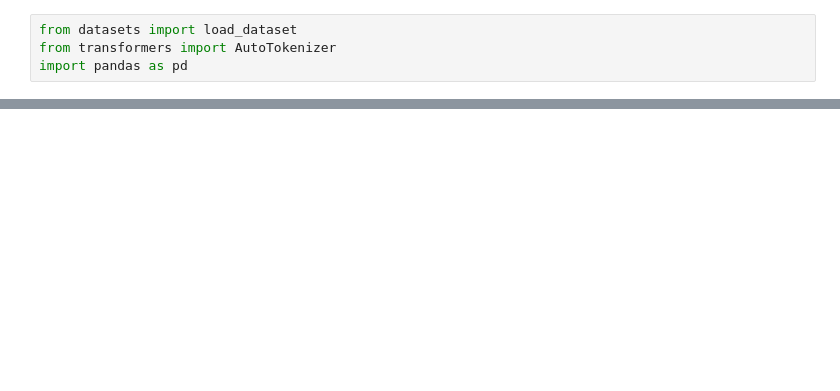
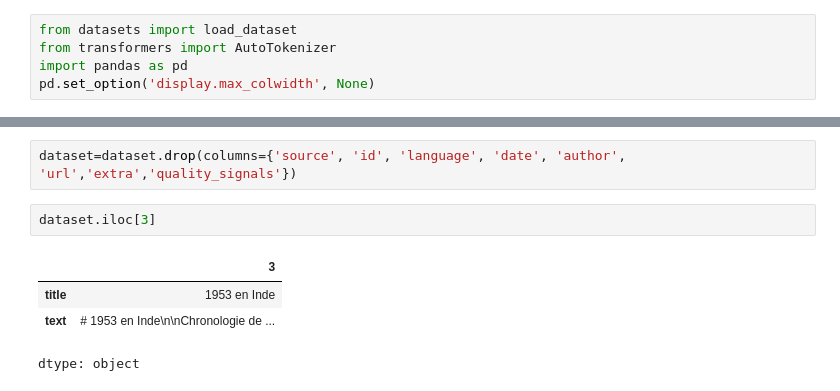
Before and after one commit to ziyadamz2/SLM, a Jupyter notebook: Code.ipynb, the cells around one changed output, grey strips where cells are left out. Cells and saved outputs as stored; diff of their text form; blank space fills up the shorter version.

```diff
--- a/Code.ipynb
+++ b/Code.ipynb
@@ -2,6 +2,7 @@
 from datasets import load_dataset
 from transformers import AutoTokenizer
 import pandas as pd
+pd.set_option('display.max_colwidth', None)
 # %%
 kwargs = dict(split="train", streaming=False)
 dataset = load_dataset("OpenLLM-France/Lucie-Training-Dataset", "Wikipedia-fr", **kwargs)
@@ -23,0 +19,9 @@ To support symlinks on Windows, you either need to activate Developer Mode or to
+# %%
+dataset=dataset.drop(columns={'source', 'id', 'language', 'date', 'author', 'url','extra','quality_signals'})
+# %%
+dataset.iloc[3]
+# %% [output]
+|  | 3 |
+| title | 1953 en Inde |
+| text | # 1953 en Inde\n\nChronologie de ... |
+dtype: object
```
Also changed, not shown: parts of 4 cells of this notebook.
